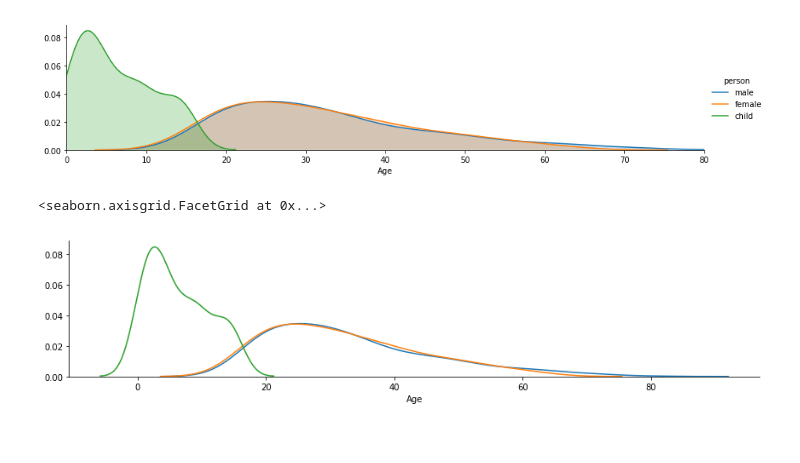
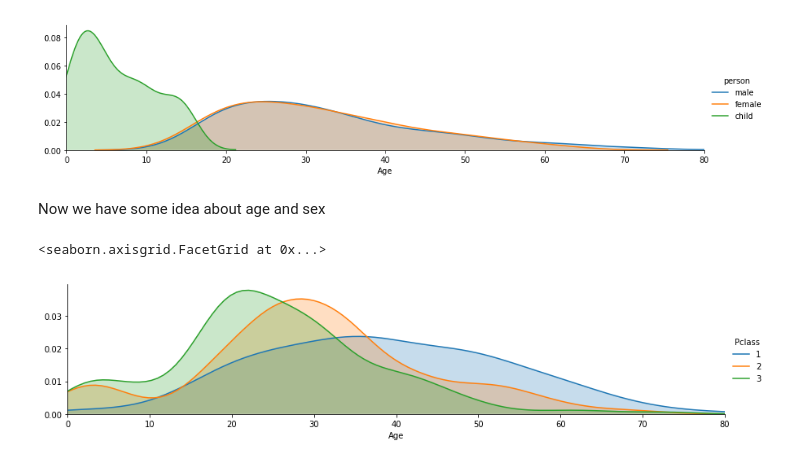
Before and after one commit to rohailkhan/titanic_more, a Jupyter notebook: Titanic analysis.ipynb, the cells around one changed output. Drawn from its saved outputs; the diff is of its cells as text; code cells hidden in the pictures.

Commit message:
passenger class and origin information plots

```diff
--- a/Titanic analysis.ipynb
+++ b/Titanic analysis.ipynb
@@ -147,9 +149,15 @@ fig.add_legend()
 # %% [output]
 <seaborn.axisgrid.FacetGrid at 0x...>
 [figure]
+# %% [markdown]
+Now we have some idea about age and sex
 # %%
-fig = sns.FacetGrid(titanic_df, hue="person",aspect=4)
+# doing the same for "person " column to include children
+fig=sns.FacetGrid(titanic_df,hue='Pclass',aspect=4)
 fig.map(sns.kdeplot,'Age',shade=True)
+oldest=titanic_df['Age'].max()
+fig.set(xlim=(0,oldest))
+fig.add_legend()
 # %% [output]
 <seaborn.axisgrid.FacetGrid at 0x...>
-[figure, old version]
+[figure, new version]
```
Also changed, not shown: parts of 15 cells of this notebook.
